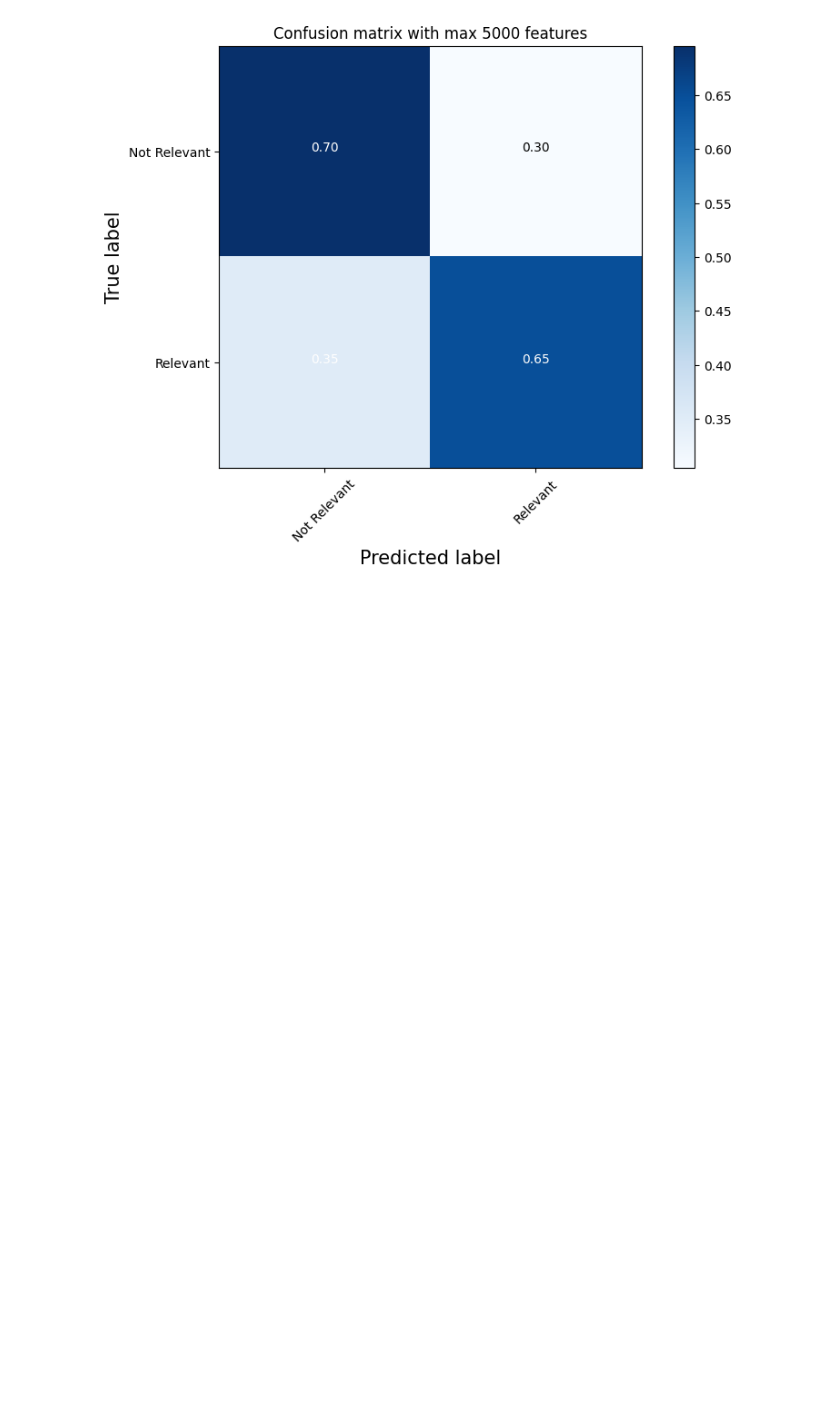
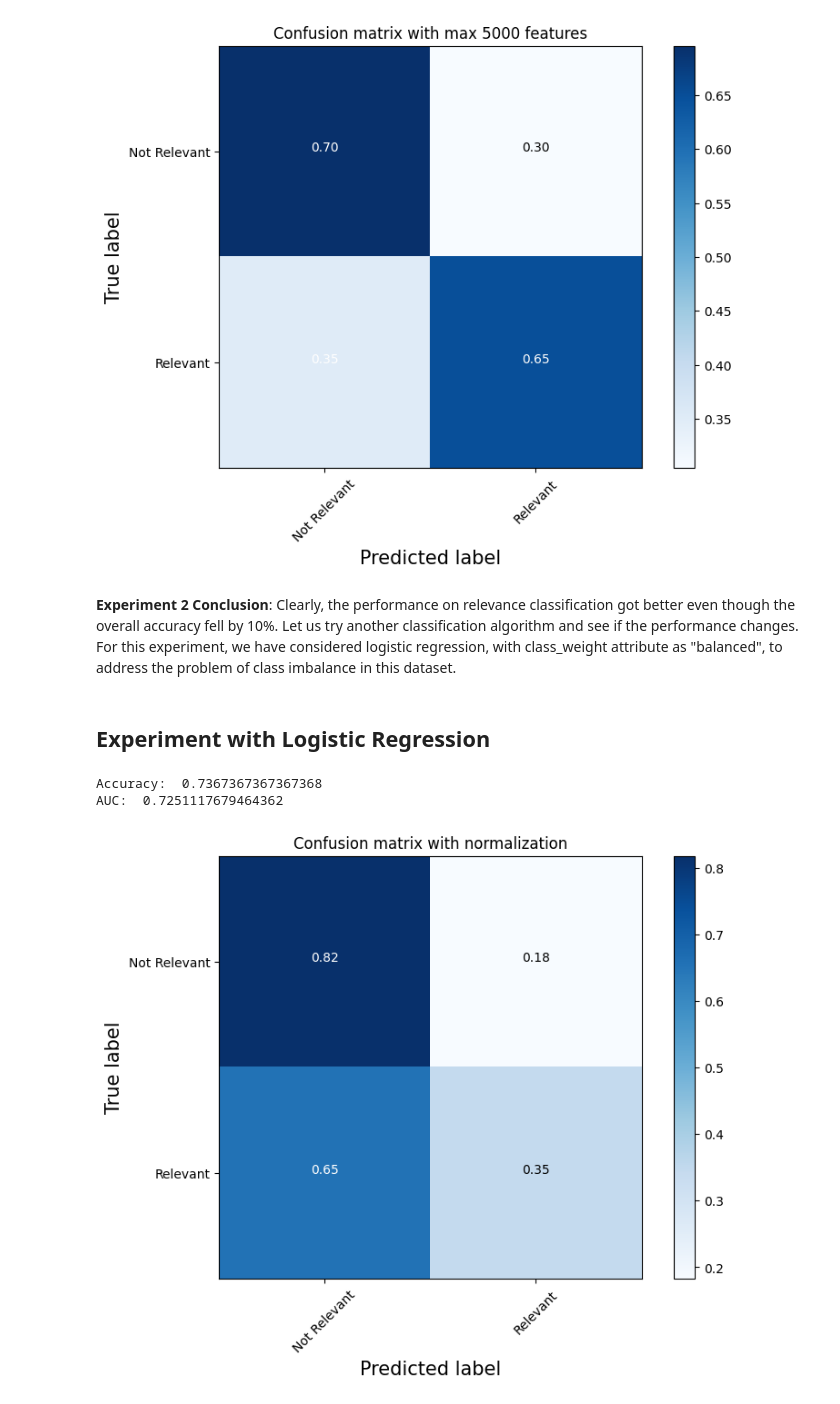
Before and after one commit to coder7475/ml-fundamentals, a Jupyter notebook: notebooks/practical_nlp_book/ch4/1_news_article_classification.ipynb, the cells around one changed output. Cells and saved outputs as stored; diff of their text form; code cells hidden in the pictures; blank space fills up the shorter version.

Commit message:
feat: introduce new experiments in news article classification notebook, including logistic regression and SVM models, with conclusions and performance metrics for improved analysis

```diff
--- a/notebooks/practical_nlp_book/ch4/1_news_article_classification.ipynb
+++ b/notebooks/practical_nlp_book/ch4/1_news_article_classification.ipynb
@@ -290,3 +290,27 @@ plot_confusion_matrix(cnf_matrix, classes=['Not Relevant','Relevant'],normalize=
 # %% [output]
 Accuracy:  0.6876876876876877
 [figure]
+# %% [markdown]
+**Experiment 2 Conclusion**: Clearly, the performance on relevance classification got better even though the overall accuracy fell by 10%. Let us try another classification algorithm and see if the performance changes. For this experiment, we have considered logistic regression, with class_weight attribute as "balanced", to address the problem of class imbalance in this dataset.
+# %% [markdown]
+## Experiment with Logistic Regression
+# %%
+from sklearn.linear_model import LogisticRegression # import
+
+logreg = LogisticRegression(class_weight="balanced") # instantiate a logistic regression model
+logreg.fit(X_train_dtm, y_train) # fit the model with training data
+
+# Make predictions on test data
+y_pred_class = logreg.predict(X_test_dtm)
+
+# calculate evaluation measures:
+print("Accuracy: ", accuracy_score(y_test, y_pred_class))
+print("AUC: ", roc_auc_score(y_test, y_pred_prob))
+cnf_matrix = confusion_matrix(y_test, y_pred_class)
+plt.figure(figsize=(8,6))
+plot_confusion_matrix(cnf_matrix, classes=['Not Relevant','Relevant'],normalize=True,
+                      title='Confusion matrix with normalization')
+# %% [output]
+Accuracy:  0.7367367367367368
+AUC:  0.7251117679464362
+[figure, added]
```
Also changed, not shown: parts of 3 cells of this notebook.
